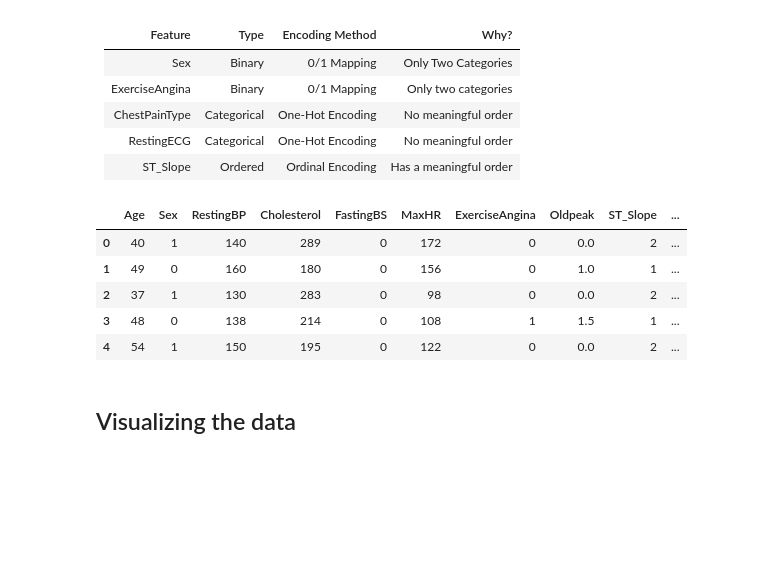
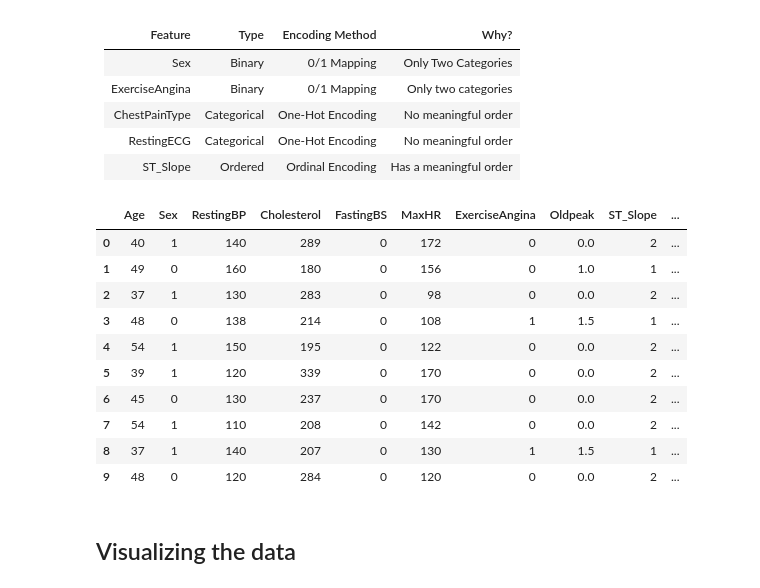
Before and after one commit to midorikawaguti/Heart_Failure_Prediction_Team_0, a Jupyter notebook: heart_failure_prediction-1.ipynb, the cells around one changed output. Drawn from its saved outputs; the diff is of its cells as text; code cells hidden in the pictures; blank space fills up the shorter version.

```diff
--- a/heart_failure_prediction-1.ipynb
+++ b/heart_failure_prediction-1.ipynb
@@ -118,14 +118,19 @@ heart_df['ExerciseAngina'] = heart_df['ExerciseAngina'].map({'Y': 1, 'N': 0})
 slope_mapping = {'Up': 2, 'Flat': 1, 'Down': 0}
 heart_df['ST_Slope'] = heart_df['ST_Slope'].map(slope_mapping)
 # %%
-heart_df.head()
+heart_df.head(10)
 # %% [output]
 |  | Age | Sex | RestingBP | Cholesterol | FastingBS | MaxHR | ExerciseAngina | Oldpeak | ST_Slope | ... |
 | 0 | 40 | 1 | 140 | 289 | 0 | 172 | 0 | 0.0 | 2 | ... |
 | 1 | 49 | 0 | 160 | 180 | 0 | 156 | 0 | 1.0 | 1 | ... |
 | 2 | 37 | 1 | 130 | 283 | 0 | 98 | 0 | 0.0 | 2 | ... |
 | 3 | 48 | 0 | 138 | 214 | 0 | 108 | 1 | 1.5 | 1 | ... |
 | 4 | 54 | 1 | 150 | 195 | 0 | 122 | 0 | 0.0 | 2 | ... |
+| 5 | 39 | 1 | 120 | 339 | 0 | 170 | 0 | 0.0 | 2 | ... |
+| 6 | 45 | 0 | 130 | 237 | 0 | 170 | 0 | 0.0 | 2 | ... |
+| 7 | 54 | 1 | 110 | 208 | 0 | 142 | 0 | 0.0 | 2 | ... |
+| 8 | 37 | 1 | 140 | 207 | 0 | 130 | 1 | 1.5 | 1 | ... |
+| 9 | 48 | 0 | 120 | 284 | 0 | 120 | 0 | 0.0 | 2 | ... |
 # %% [markdown]
 ## Visualizing the data
 # %% [markdown]
```
Also changed, not shown: parts of 8 cells of this notebook.
